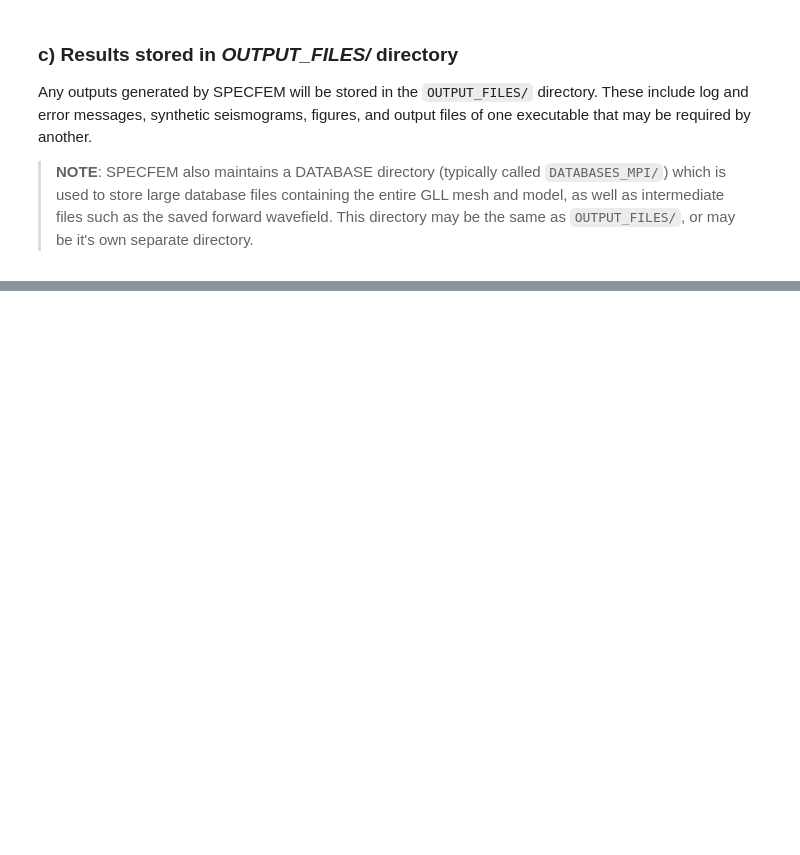
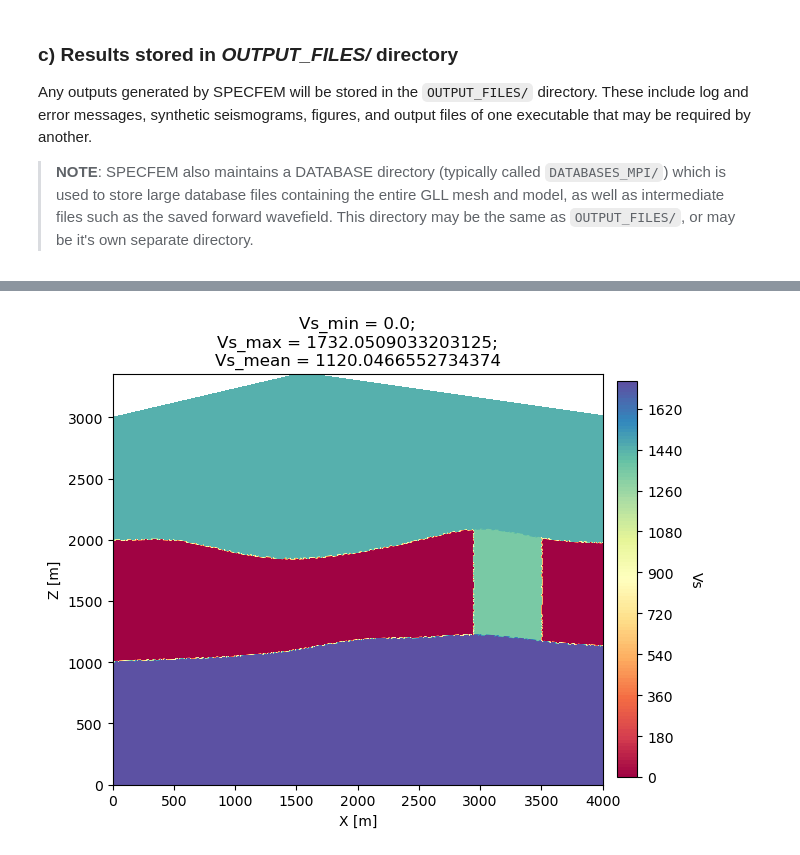
Before and after one commit to adjtomo/adjdocs, a Jupyter notebook: workshops/2022-10-05_specfem_users/day_1_forward_simulations.ipynb, the cells around one changed output, grey strips where cells are left out. Saved outputs shown, nothing was run; the diff lists cells and outputs as text; code cells hidden in the pictures; blank space fills up the shorter version.

```diff
--- a/workshops/2022-10-05_specfem_users/day_1_forward_simulations.ipynb
+++ b/workshops/2022-10-05_specfem_users/day_1_forward_simulations.ipynb
@@ -89,0 +251,8 @@ In SPECFEM2D, mesh parameters are defined in the `Par_file`. There are various p
+# %%
+# We can use SeisFlows to plot this model
+from seisflows.tools.specfem import Model
+
+m = Model(path="DATA")
+m.plot2d(parameter="vs")
+# %% [output]
+[figure, added]
```
Also changed, not shown: parts of 35 cells of this notebook.
